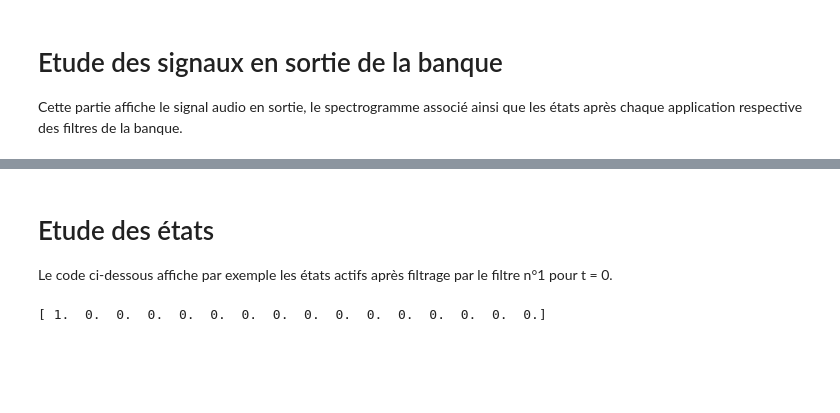
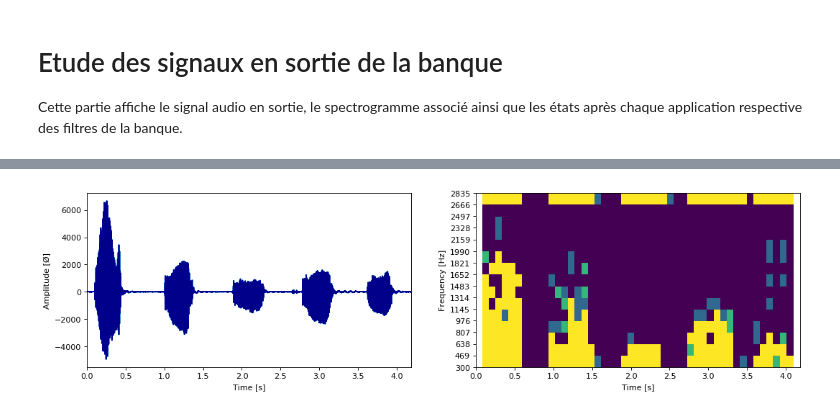
Before and after one commit to lowlighter/sound, a Jupyter notebook: Projet M1.ipynb, the cells around one changed output, grey strips where cells are left out. Saved outputs shown, nothing was run; the diff lists cells and outputs as text; code cells hidden in the pictures; blank space fills up the shorter version.

Commit message:
Added an option to hide certain portions of code, also updated the way of spectrogramm works

```diff
--- a/Projet M1.ipynb
+++ b/Projet M1.ipynb
@@ -82,9 +99,9 @@ n = 3
 q = 3
 
 # Valeur de saturation de la densité spectrale de puissance
-psd_max = 10
+psd_max = 0.000000000001
 # Résolution temporelle des spectrogramme (entre 0 et 1 exclu, sinon le pc va mourir))
-time_res = 0.9
+time_res = 0.5
 
 # Nombre de bits à utiliser pour pour stocker l'amplitude d'energie
-amp_res = 1
+amp_res = 2
@@ -160,7 +202,8 @@ Le passage ci-dessous applique les filtres précédents sur le signal audio pré
 # %%
+#! masquer
+
 # Signaux filtrés
 filtered = []
-filtered.append(y)
 t = np.linspace(0, N/fs, N)
 # Application de la banque de filtres
 for i in range(len(filters)):
@@ -245,8 +215,0 @@ for i in range(len(filtered)):
-# %% [markdown]
-# Etude des états
-
-Le code ci-dessous affiche par exemple les états actifs après filtrage par le filtre n°1 pour t = 0.
-# %%
-print(state_at(0, 1))
-# %% [output]
-[ 1.  0.  0.  0.  0.  0.  0.  0.  0.  0.  0.  0.  0.  0.  0.  0.]
@@ -252,0 +246,23 @@ print(state_at(0, 1))
+# %%
+#!masquer
+
+# Affichage du spectre d'amplitude
+ax[0].set_xlabel("Time [s]")
+ax[0].set_ylabel("Amplitude [Ø]")
+ax[0].plot(t, y, color="aqua")
+ax[0].plot(t, y, color="darkblue")
+ax[0].set_xlim(0, time[-1]+time[0])
+
+# Affichage du spectrogramme
+ax[1].cla()
+ax[1].set_ylabel("Frequency [Hz]")
+ax[1].set_xlabel("Time [s]")
+ax[1].set_yticks(np.arange(fmin, fmax, step))
+ax[1].pcolormesh(time, rfreqs, rspectrum)
+ax[1].set_xlim(0, time[-1]+time[0])
+ax[1].plot()
+
+# Affichage
+plt.show()
+# %% [output]
+[figure, added]
```
Also changed, not shown: parts of 23 cells of this notebook.
